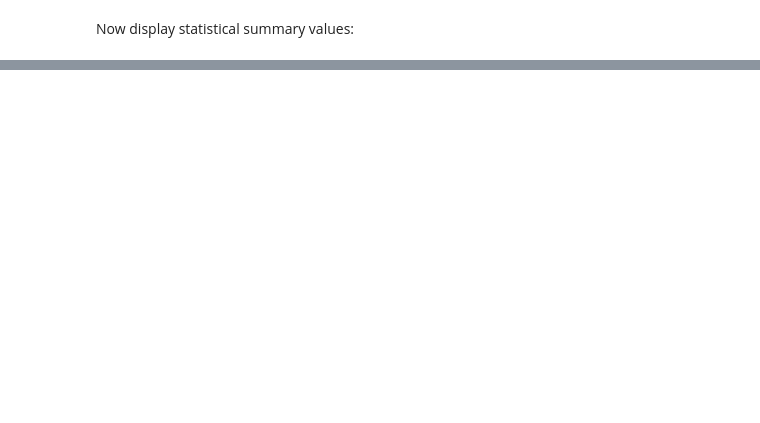
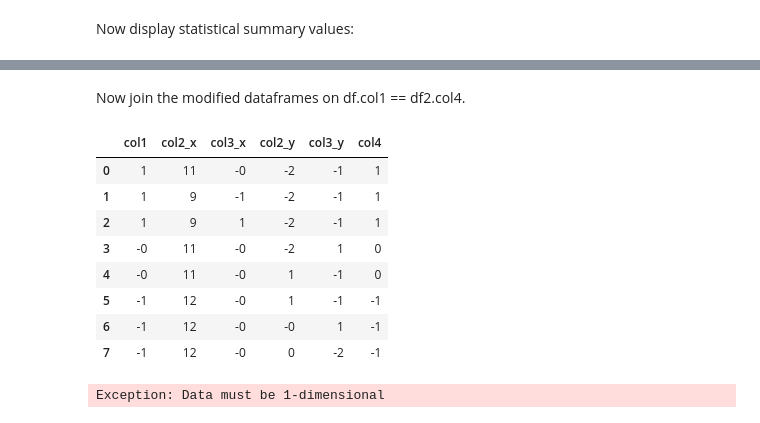
Before and after one commit to skeydan/data-science-with-python, a Jupyter notebook: notebooks_exercises/pandas_getting_started.ipynb, the cells around one changed output, grey strips where cells are left out. Drawn from its saved outputs; the diff is of its cells as text; code cells hidden in the pictures; blank space fills up the shorter version.

```diff
--- a/notebooks_exercises/pandas_getting_started.ipynb
+++ b/notebooks_exercises/pandas_getting_started.ipynb
@@ -148,0 +146,5 @@ tbd
+# %%
+df2 = pd.DataFrame(np.random.randn(18).reshape(6,3),
+                  index = ['jan', 'feb', 'march', 'mai', 'june', 'july'],
+                  columns = ['col2', 'col3', 'col4'])
+df2
@@ -148,0 +176,3 @@ tbd
+# %%
+df = df.applymap(round)
+df
@@ -148,0 +187,3 @@ tbd
+# %%
+df2 = df2.applymap(round)
+df2
@@ -148,0 +198,21 @@ tbd
+# %% [markdown]
+Now join the modified dataframes on df.col1 == df2.col4.
+# %%
+m = df.merge(df2, left_on='col1', right_on='col4')
+m
+# %% [output]
+|  | col1 | col2_x | col3_x | col2_y | col3_y | col4 |
+| 0 | 1 | 11 | -0 | -2 | -1 | 1 |
+| 1 | 1 | 9 | -1 | -2 | -1 | 1 |
+| 2 | 1 | 9 | 1 | -2 | -1 | 1 |
+| 3 | -0 | 11 | -0 | -2 | 1 | 0 |
+| 4 | -0 | 11 | -0 | 1 | -1 | 0 |
+| 5 | -1 | 12 | -0 | 1 | -1 | -1 |
+| 6 | -1 | 12 | -0 | -0 | 1 | -1 |
+| 7 | -1 | 12 | -0 | 0 | -2 | -1 |
+# %%
+df3 = pd.DataFrame({'col1': ['blue', 'green', 'blue', 'cyan', 'yellow', 'cyan'],
+                    'col2': ['yes', 'no', 'no', 'yes', 'no', 'no'],
+                    'col3': np.random.randn(100, 20, 6)})
+# %% [output]
+Exception: Data must be 1-dimensional
```
Also changed, not shown: parts of 19 cells of this notebook, 2 other files.
